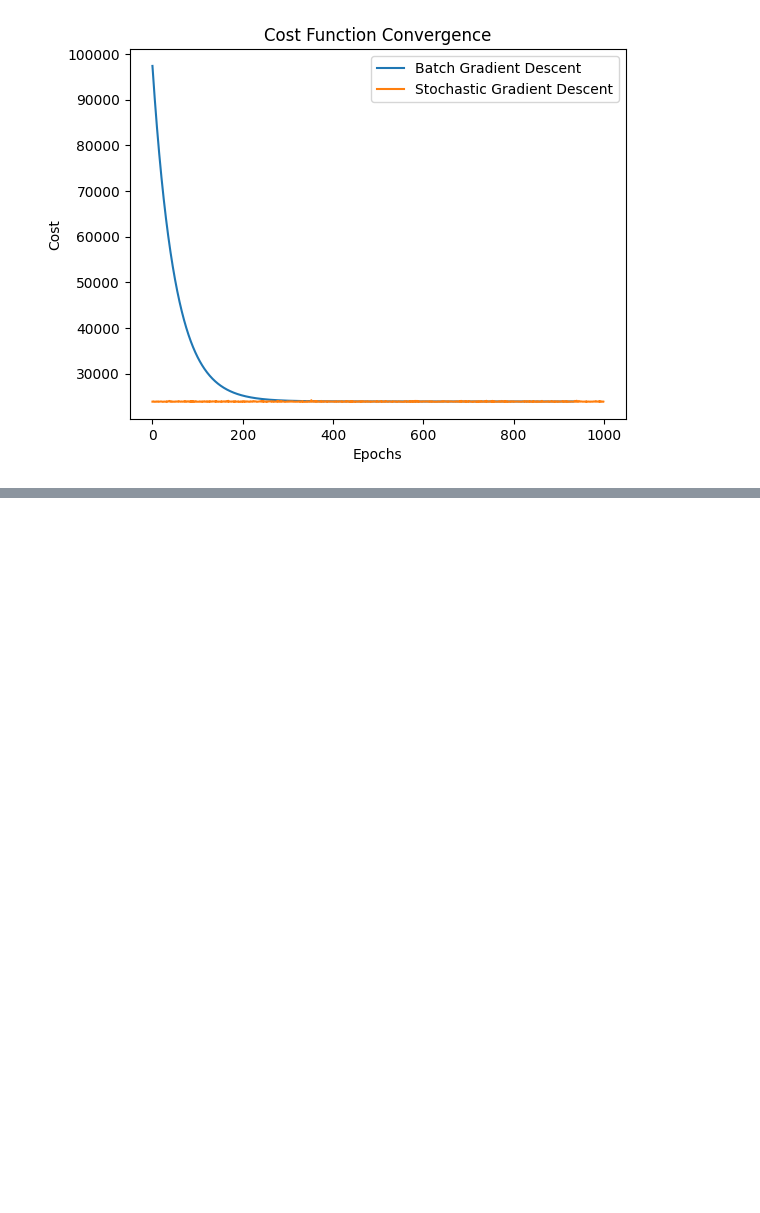
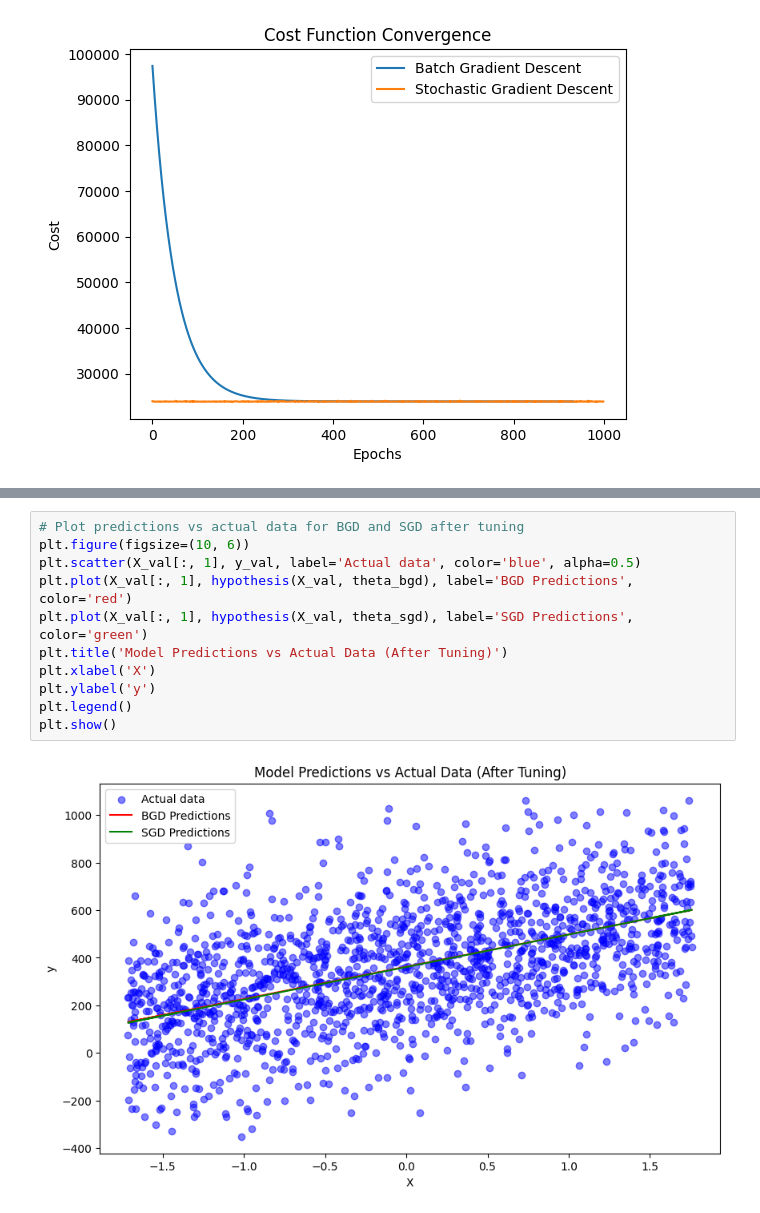
Before and after one commit to vulpeex/2401-ELL409_ML, a Jupyter notebook: 01_Linear-Regression/Assignment1_re.ipynb, the cells around one changed output, grey strips where cells are left out. Drawn from its saved outputs; the diff is of its cells as text; blank space fills up the shorter version.

```diff
--- a/01_Linear-Regression/Assignment1_re.ipynb
+++ b/01_Linear-Regression/Assignment1_re.ipynb
@@ -249,0 +351,13 @@ plt.show()
+# %%
+# Plot predictions vs actual data for BGD and SGD after tuning
+plt.figure(figsize=(10, 6))
+plt.scatter(X_val[:, 1], y_val, label='Actual data', color='blue', alpha=0.5)
+plt.plot(X_val[:, 1], hypothesis(X_val, theta_bgd), label='BGD Predictions', color='red')
+plt.plot(X_val[:, 1], hypothesis(X_val, theta_sgd), label='SGD Predictions', color='green')
+plt.title('Model Predictions vs Actual Data (After Tuning)')
+plt.xlabel('X')
+plt.ylabel('y')
+plt.legend()
+plt.show()
+# %% [output]
+[figure, added]
```
Also changed, not shown: parts of 3 cells of this notebook, 1 other file.
